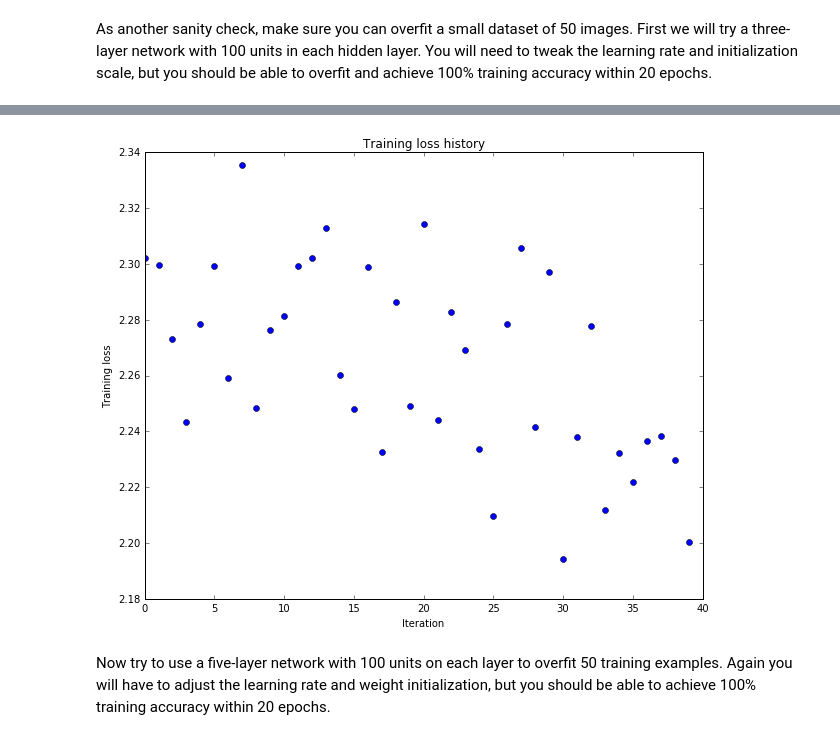
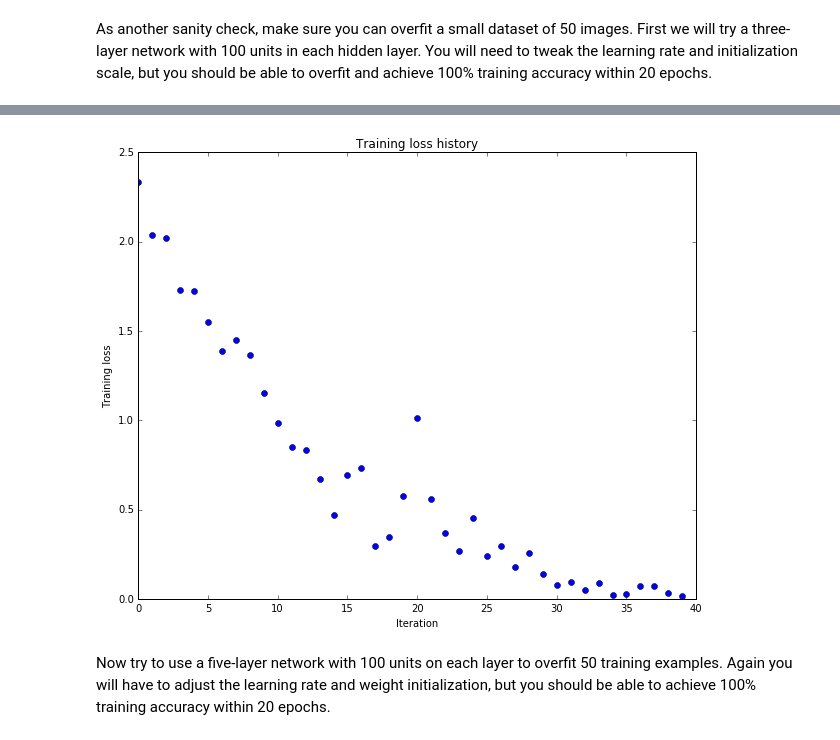
Before and after one commit to aroetter/cs231n-assignment2, a Jupyter notebook: FullyConnectedNets.ipynb, the cells around one changed output, grey strips where cells are left out. Drawn from its saved outputs; the diff is of its cells as text; code cells hidden in the pictures.

```diff
--- a/FullyConnectedNets.ipynb
+++ b/FullyConnectedNets.ipynb
@@ -440,8 +440,8 @@ small_data = {
   'y_val': data['y_val'],
 }
 
-weight_scale = 1e-2
-learning_rate = 1e-4
+weight_scale, learning_rate = 1e-2, 1e-2
+
 model = FullyConnectedNet([100, 100],
               weight_scale=weight_scale, dtype=np.float64)
 solver = Solver(model, small_data,
@@ -479,4 +479,4 @@ plt.show()
-[figure, old version]
+[figure, new version]
 # %% [markdown]
 Now try to use a five-layer network with 100 units on each layer to overfit 50 training examples. Again you will have to adjust the learning rate and weight initialization, but you should be able to achieve 100% training accuracy within 20 epochs.
 # %%
```
Also changed, not shown: parts of 5 cells of this notebook.
